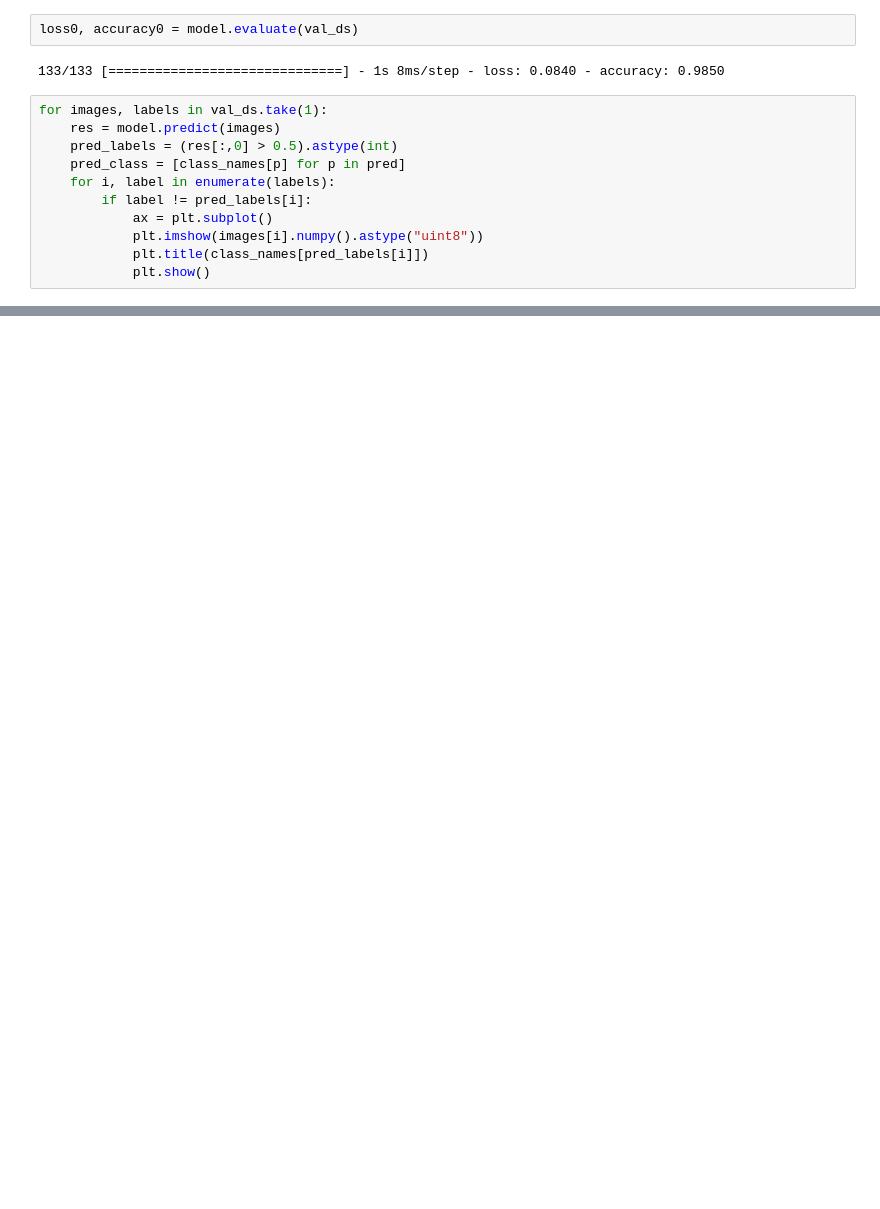
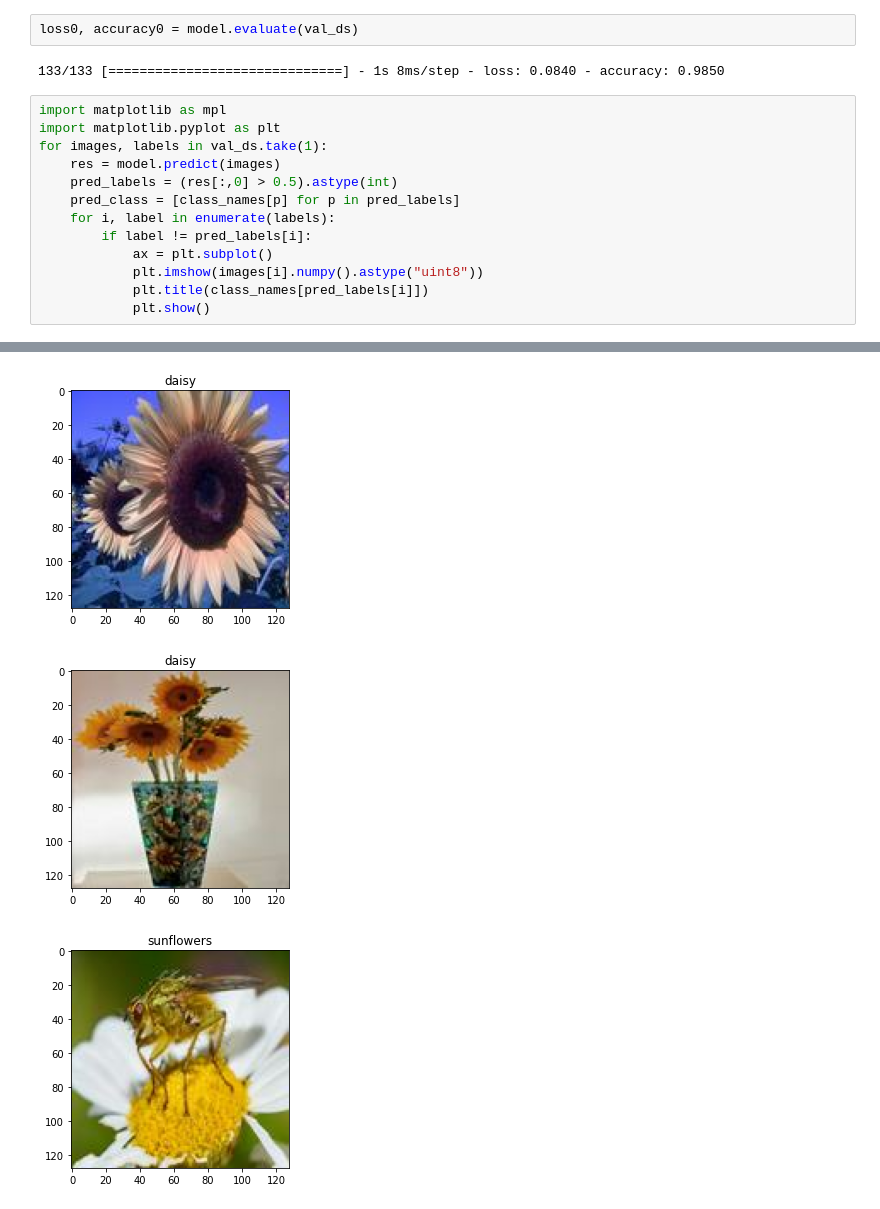
Before and after one commit to jhmuller/pretrain, a Jupyter notebook: pretrain.ipynb, the cells around one changed output, grey strips where cells are left out. Drawn from its saved outputs; the diff is of its cells as text; blank space fills up the shorter version.

```diff
--- a/pretrain.ipynb
+++ b/pretrain.ipynb
@@ -160,13 +168,16 @@ loss0, accuracy0 = model.evaluate(val_ds)
 # %% [output]
 133/133 [==============================] - 1s 8ms/step - loss: 0.0840 - accuracy: 0.9850
 # %%
+import matplotlib as mpl
+import matplotlib.pyplot as plt
 for images, labels in val_ds.take(1):
     res = model.predict(images)
     pred_labels = (res[:,0] > 0.5).astype(int)
-    pred_class = [class_names[p] for p in pred]
+    pred_class = [class_names[p] for p in pred_labels]
     for i, label in enumerate(labels):
         if label != pred_labels[i]:
             ax = plt.subplot()
             plt.imshow(images[i].numpy().astype("uint8"))
             plt.title(class_names[pred_labels[i]])
             plt.show()
+# %% [output]
@@ -172,0 +185,3 @@ for images, labels in val_ds.take(1):
+[figure, added]
+[figure, added]
+[figure, added]
```
Also changed, not shown: parts of 12 cells of this notebook.
